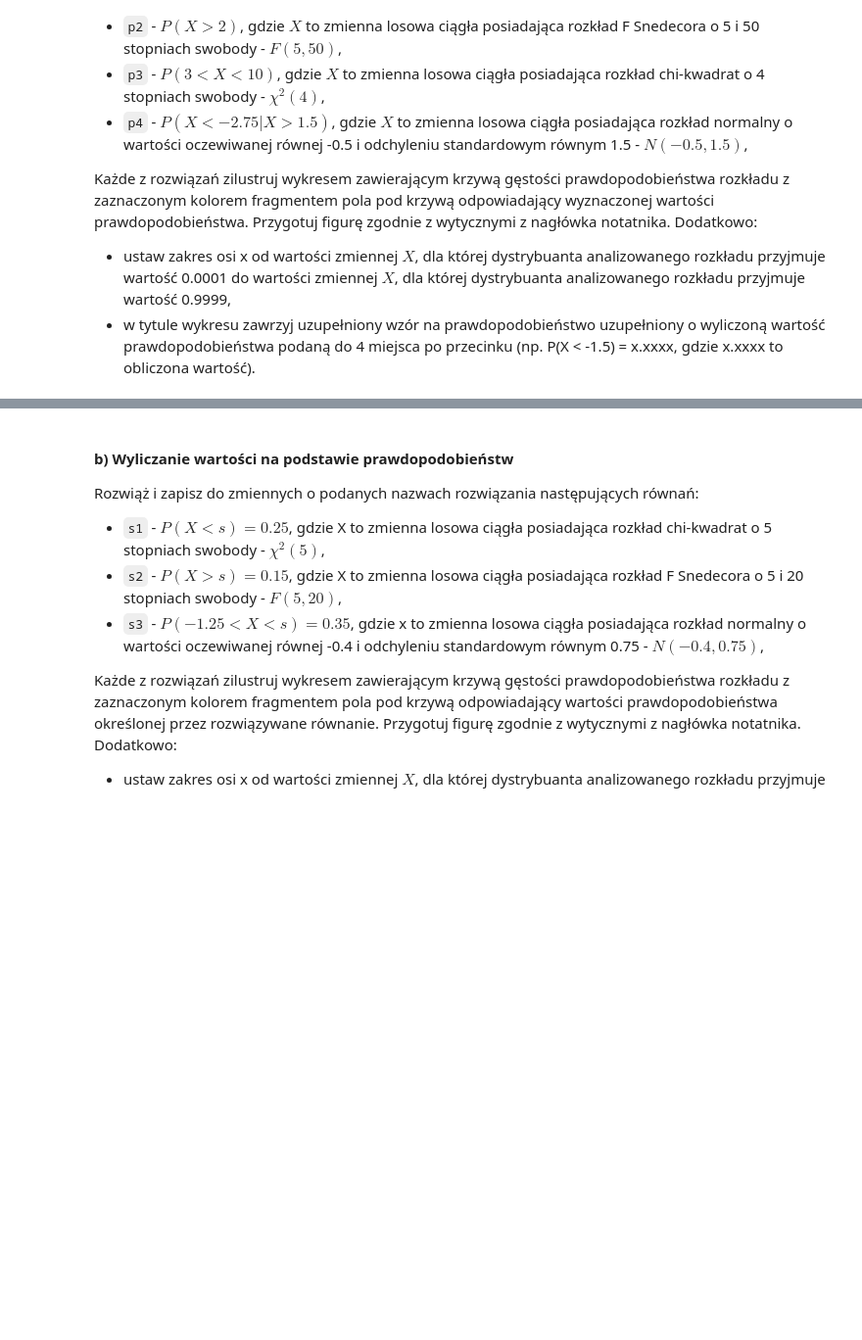
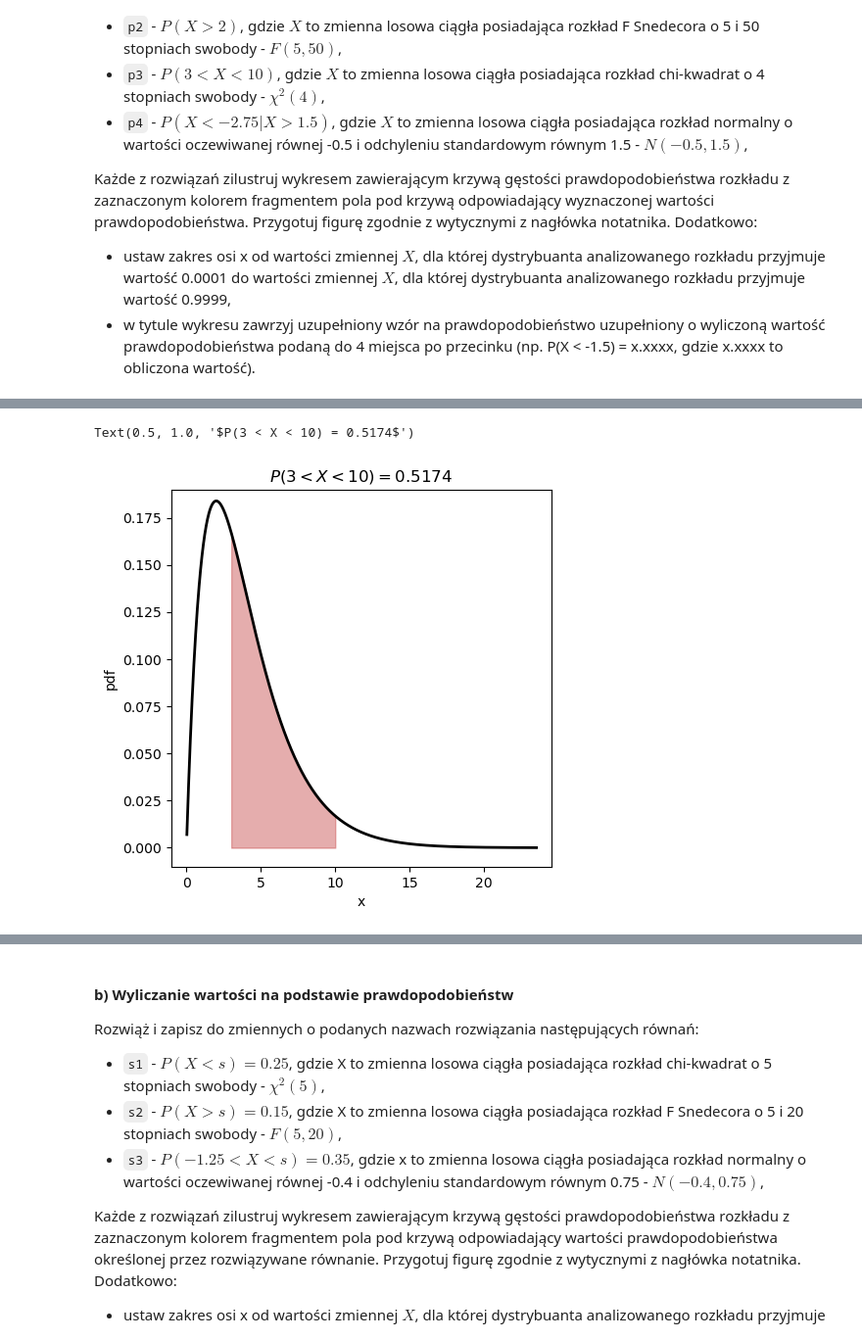
Before and after one commit to kubanskan/AGHCourse-DataAnalysisPython, a Jupyter notebook: Project4/ZZ04_CZ01.ipynb, the cells around one changed output, grey strips where cells are left out. Shown: that part at 98% size. Drawn from its saved outputs; the diff is of its cells as text; code cells hidden in the pictures; blank space fills up the shorter version.

```diff
--- a/Project4/ZZ04_CZ01.ipynb
+++ b/Project4/ZZ04_CZ01.ipynb
@@ -172,6 +198,19 @@ p2 = 1 - sp.stats.f.cdf(2,5,50)
 # %%
 # p3
 p3 = sp.stats.chi2.cdf(10,4) - sp.stats.chi2.cdf(3,4)
+# %%
+x_chi2 = np.linspace(sp.stats.chi2.ppf(0.0001, 4), sp.stats.chi2.ppf(0.9999, 4), 1000)
+plt.figure(figsize=(5, 5))
+plt.plot(x_chi2, sp.stats.chi2.pdf(x_chi2, 4), 'black', lw=2)
+plt.fill_between(x_chi2, sp.stats.chi2.pdf(x_chi2, 4), where=((x_chi2 > 3) & (x_chi2 < 10)), color='indianred', alpha=0.5)
+plt.xlim(-1, 24.5)
+plt.ylim(-0.01, 0.19)
+plt.xlabel('x')
+plt.ylabel('pdf')
+plt.title(f'$P(3 < X < 10) = {p3:.4f}$')
+# %% [output]
+Text(0.5, 1.0, '$P(3 < X < 10) = 0.5174$')
+[figure, added]
 # %%
 # p4
 p4 = sp.stats.norm.cdf(-2.75,-0.5,1.5) + 1 - sp.stats.norm.cdf(1.5,-0.5,1.5)
```
Also changed, not shown: parts of 5 cells of this notebook.
